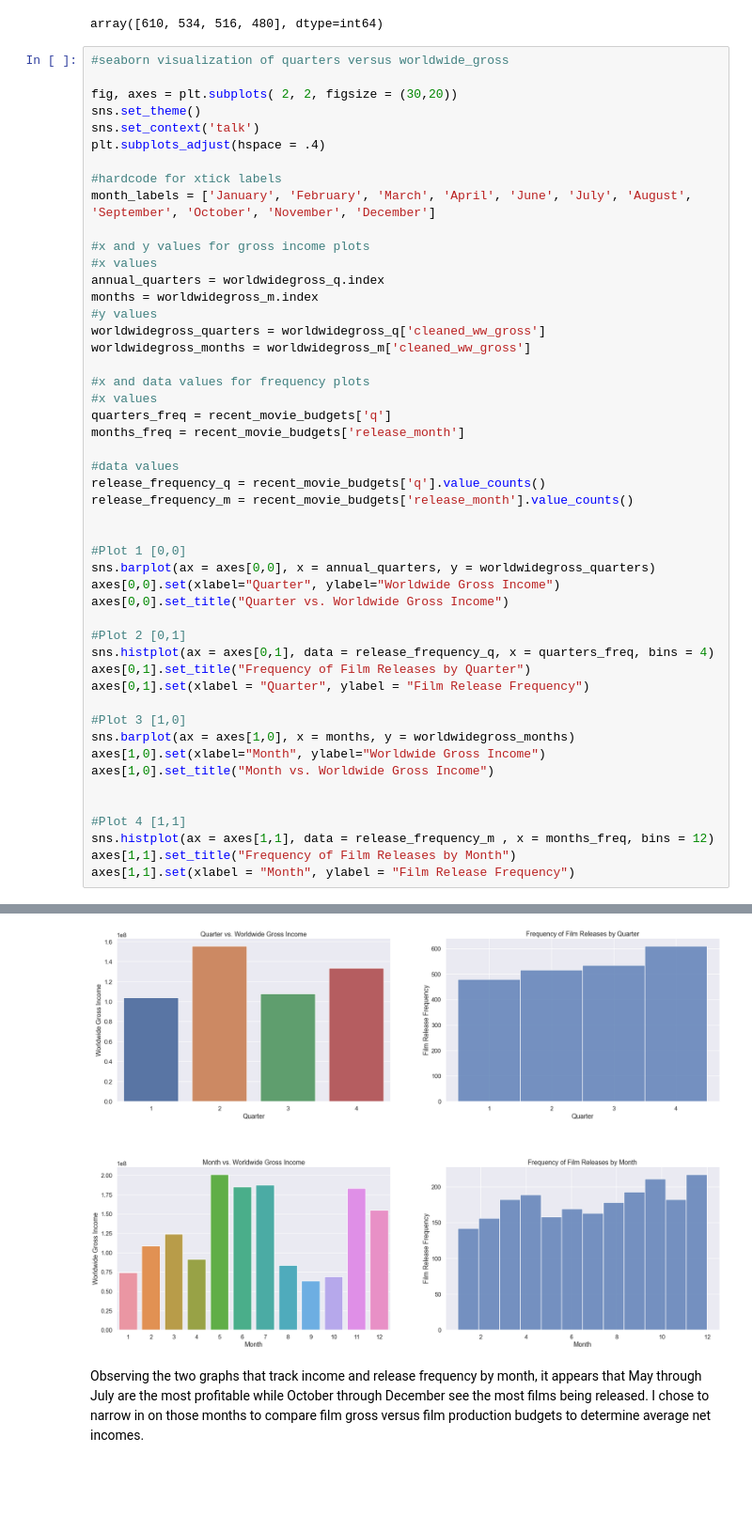
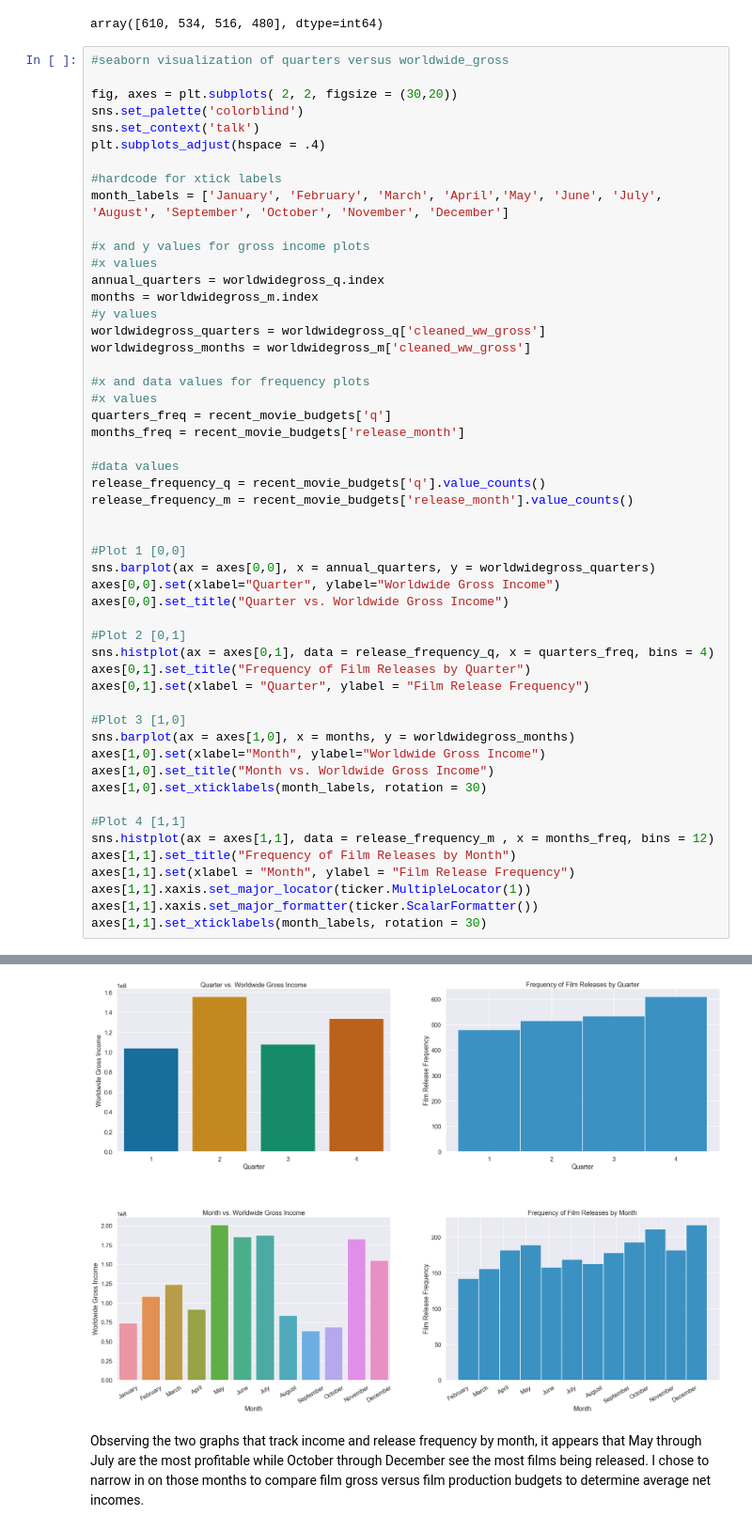
Before and after one commit to learn-co-curriculum/dsc-phase-1-project, a Jupyter notebook: svitlana-eda-notebook.ipynb, the cells around one changed output, grey strips where cells are left out. Shown at 94% size. Drawn from its saved outputs; the diff is of its cells as text; blank space fills up the shorter version.

```diff
--- a/svitlana-eda-notebook.ipynb
+++ b/svitlana-eda-notebook.ipynb
@@ -437,12 +442,12 @@ array([610, 534, 516, 480], dtype=int64)
 #seaborn visualization of quarters versus worldwide_gross
 
 fig, axes = plt.subplots( 2, 2, figsize = (30,20))
-sns.set_theme()
+sns.set_palette('colorblind')
 sns.set_context('talk')
 plt.subplots_adjust(hspace = .4)
 
 #hardcode for xtick labels
-month_labels = ['January', 'February', 'March', 'April', 'June', 'July', 'August', 'September', 'October', 'November', 'December']
+month_labels = ['January', 'February', 'March', 'April','May', 'June', 'July', 'August', 'September', 'October', 'November', 'December']
 
 #x and y values for gross income plots
 #x values
@@ -476,10 +481,13 @@ axes[0,1].set(xlabel = "Quarter", ylabel = "Film Release Frequency")
 sns.barplot(ax = axes[1,0], x = months, y = worldwidegross_months)
 axes[1,0].set(xlabel="Month", ylabel="Worldwide Gross Income")
 axes[1,0].set_title("Month vs. Worldwide Gross Income")
-
+axes[1,0].set_xticklabels(month_labels, rotation = 30)
 
 #Plot 4 [1,1]
 sns.histplot(ax = axes[1,1], data = release_frequency_m , x = months_freq, bins = 12)
 axes[1,1].set_title("Frequency of Film Releases by Month")
 axes[1,1].set(xlabel = "Month", ylabel = "Film Release Frequency")
+axes[1,1].xaxis.set_major_locator(ticker.MultipleLocator(1))
+axes[1,1].xaxis.set_major_formatter(ticker.ScalarFormatter())
+axes[1,1].set_xticklabels(month_labels, rotation = 30)
 # %% [output]
@@ -487,4 +508,4 @@ axes[1,1].set(xlabel = "Month", ylabel = "Film Release Frequency")
-[figure, old version]
+[figure, new version]
 # %% [markdown]
 Observing the two graphs that track income and release frequency by month, it appears that May through July are the most profitable while October through December see the most films being released. I chose to narrow in on those months to compare film gross versus film production budgets to determine average net incomes.
 # %%
```
Also changed, not shown: parts of 2 cells of this notebook.
